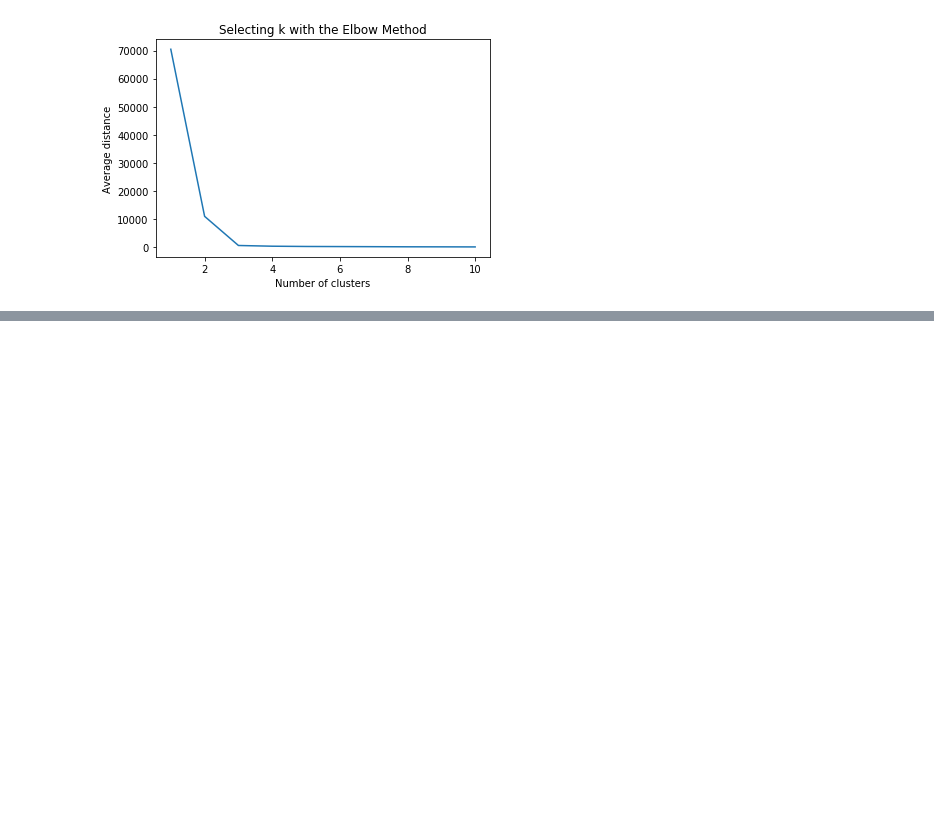
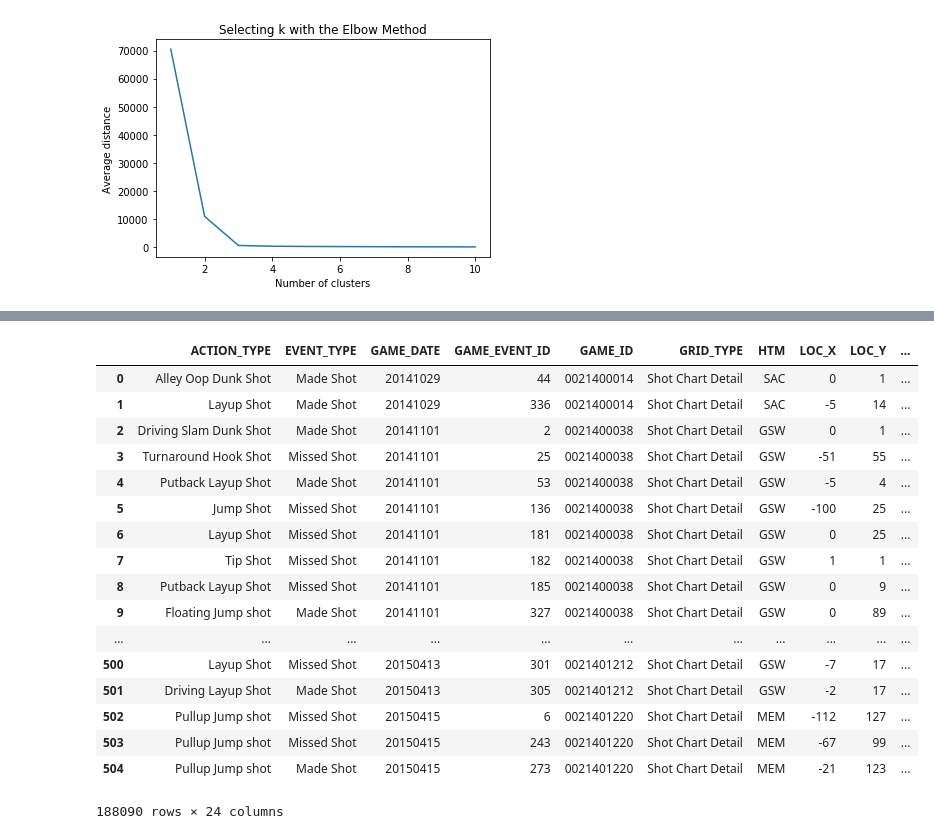
Before and after one commit to AndreiUngur/Codejam2017, a Jupyter notebook: Getting_NBA_Data.ipynb, the cells around one changed output, grey strips where cells are left out. Cells and saved outputs as stored; diff of their text form; code cells hidden in the pictures; blank space fills up the shorter version.

Commit message:
Added in shot_charts page to db

```diff
--- a/Getting_NBA_Data.ipynb
+++ b/Getting_NBA_Data.ipynb
@@ -151,3 +133,26 @@ Cluster: 0
 13          Danny Granger
 Name: player_id, dtype: object
 [figure]
+# %%
+
+
+
+r_url = "http://stats.nba.com/stats/shotchartdetail?CFID=33&CFPARAMS=2014-15&ContextFilter=&ContextMeasure=FGA&DateFrom=&DateTo=&GameID=&GameSegment=&LastNGames=0&LeagueID=00&Location=&MeasureType=Base&Month=0&OpponentTeamID=0&Outcome=&PaceAdjust=N&PerMode=PerGame&Period=0&PlayerID=%s&PlayerPosition=&PlusMinus=N&Position=&Rank=N&RookieYear=&Season=2014-15&SeasonSegment=&SeasonType=Regular+Season&TeamID=0&VsConference=&VsDivision=&mode=Advanced&showDetails=0&showShots=1&showZones=0"
+# %%
+import requests
+
+headers = {
+    'User-Agent': 'Mozilla/5.0 (Macintosh; Intel Mac OS X 10_12_6) AppleWebKit/537.36 (KHTML, like Gecko) Chrome/62.0.3202.94 Safari/537.36'
+}
+
+
+get_data = []
+
+
+with open('shot_data.txt','w') as shot_log_writer:
+    for i, player_id in enumerate(nba_player_stats_df.player_id):
+        print(i, player_id)
+        url = r_url%(player_id)
+        print(url)
+        r = requests.get(url,headers=headers)
+        get_data.append(r.json())
@@ -153,0 +181,38 @@ Name: player_id, dtype: object
+# %%
+def get_player_shots(player):
+    records = []
+    for result in player['resultSets']:
+        name = result['name']
+        headers = result['headers']
+        if name == 'Shot_Chart_Detail':
+            for row in result['rowSet']:
+                records.append(dict(zip(headers,row)))
+    return records
+
+pds = []
+for  player in get_data:
+    pds.append(pd.DataFrame(get_player_shots(player)))
+
+
+massive_df = pd.concat(pds)
+
+massive_df
+# %% [output]
+|  | ACTION_TYPE | EVENT_TYPE | GAME_DATE | GAME_EVENT_ID | GAME_ID | GRID_TYPE | HTM | LOC_X | LOC_Y | ... |
+| 0 | Alley Oop Dunk Shot | Made Shot | 20141029 | 44 | 0021400014 | Shot Chart Detail | SAC | 0 | 1 | ... |
+| 1 | Layup Shot | Made Shot | 20141029 | 336 | 0021400014 | Shot Chart Detail | SAC | -5 | 14 | ... |
+| 2 | Driving Slam Dunk Shot | Made Shot | 20141101 | 2 | 0021400038 | Shot Chart Detail | GSW | 0 | 1 | ... |
+| 3 | Turnaround Hook Shot | Missed Shot | 20141101 | 25 | 0021400038 | Shot Chart Detail | GSW | -51 | 55 | ... |
+| 4 | Putback Layup Shot | Made Shot | 20141101 | 53 | 0021400038 | Shot Chart Detail | GSW | -5 | 4 | ... |
+| 5 | Jump Shot | Missed Shot | 20141101 | 136 | 0021400038 | Shot Chart Detail | GSW | -100 | 25 | ... |
+| 6 | Layup Shot | Missed Shot | 20141101 | 181 | 0021400038 | Shot Chart Detail | GSW | 0 | 25 | ... |
+| 7 | Tip Shot | Missed Shot | 20141101 | 182 | 0021400038 | Shot Chart Detail | GSW | 1 | 1 | ... |
+| 8 | Putback Layup Shot | Missed Shot | 20141101 | 185 | 0021400038 | Shot Chart Detail | GSW | 0 | 9 | ... |
+| 9 | Floating Jump shot | Made Shot | 20141101 | 327 | 0021400038 | Shot Chart Detail | GSW | 0 | 89 | ... |
+| ... | ... | ... | ... | ... | ... | ... | ... | ... | ... | ... |
+| 500 | Layup Shot | Missed Shot | 20150413 | 301 | 0021401212 | Shot Chart Detail | GSW | -7 | 17 | ... |
+| 501 | Driving Layup Shot | Made Shot | 20150413 | 305 | 0021401212 | Shot Chart Detail | GSW | -2 | 17 | ... |
+| 502 | Pullup Jump shot | Missed Shot | 20150415 | 6 | 0021401220 | Shot Chart Detail | MEM | -112 | 127 | ... |
+| 503 | Pullup Jump shot | Missed Shot | 20150415 | 243 | 0021401220 | Shot Chart Detail | MEM | -67 | 99 | ... |
+| 504 | Pullup Jump shot | Made Shot | 20150415 | 273 | 0021401220 | Shot Chart Detail | MEM | -21 | 123 | ... |
+188090 rows × 24 columns
```
Also changed, not shown: parts of 3 cells of this notebook, 5 other files.
